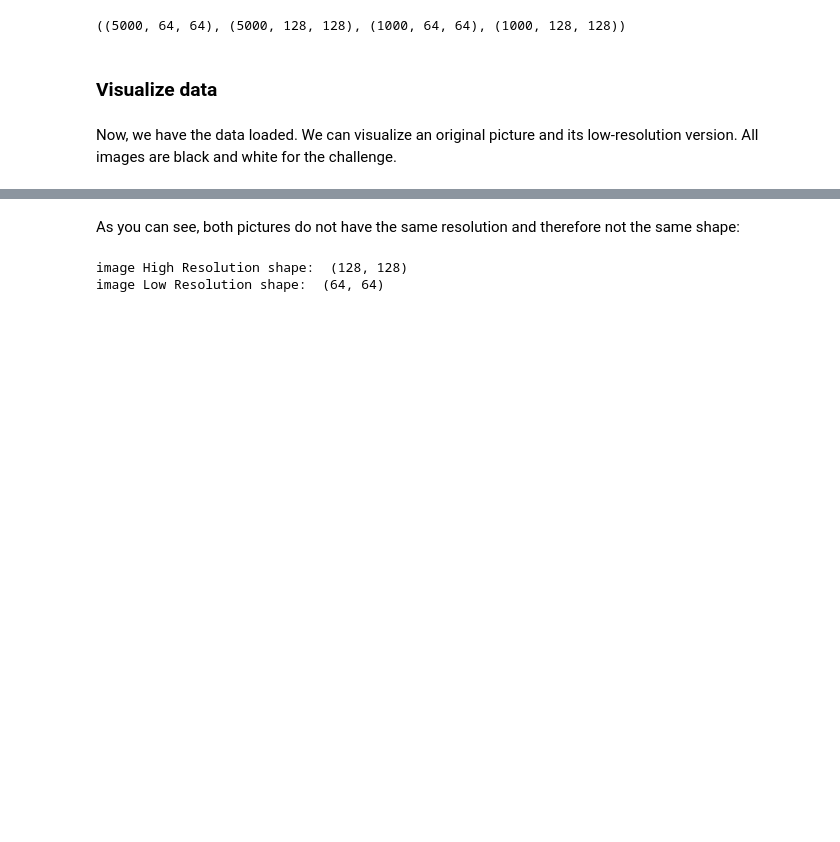
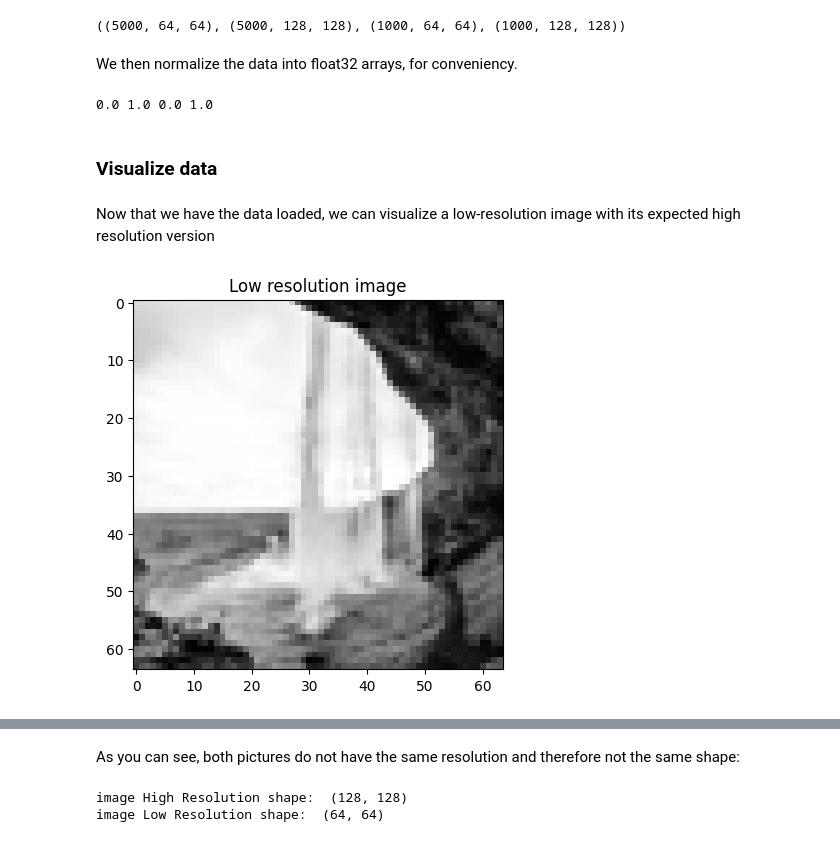
Before and after one commit to Nico9803/DATACAMP--RAMP, a Jupyter notebook: picture_reconstruction_starting_kit.ipynb, the cells around one changed output, grey strips where cells are left out. Cells and saved outputs as stored; diff of their text form; code cells hidden in the pictures; blank space fills up the shorter version.

```diff
--- a/picture_reconstruction_starting_kit.ipynb
+++ b/picture_reconstruction_starting_kit.ipynb
@@ -118,8 +148,28 @@ Y_test = np.load(data_repo + 'Ytest.npy') / 255
 X_train.shape, Y_train.shape, X_test.shape, Y_test.shape
 # %% [output]
 ((5000, 64, 64), (5000, 128, 128), (1000, 64, 64), (1000, 128, 128))
+# %% [markdown]
+We then normalize the data into float32 arrays, for conveniency.
+# %%
+X_train = X_train.astype('float32') / 255.0
+X_test = X_test.astype('float32') / 255.0
+Y_train = Y_train.astype('float32') / 255.0
+Y_test = Y_test.astype('float32') / 255.0
+
+print(X_train.min(), X_train.max(), Y_train.min(), Y_train.max())
+# %% [output]
+0.0 1.0 0.0 1.0
 # %% [markdown]
 ### Visualize data <a class="anchor" id="visualize"></a>
 # %% [markdown]
-Now, we have the data loaded. We can visualize an original picture and its low-resolution version. All images are black and white for the challenge.
+Now that we have the data loaded, we can visualize a low-resolution image with its expected high resolution version
+# %%
+img_idx = 724
+
+img_lo = X_test[img_idx]
+imgplot = plt.imshow(img_lo, cmap='gray')
+plt.title('Low resolution image')
+plt.show()
+# %% [output]
+[figure, added]
 # %%
```
Also changed, not shown: parts of 40 cells of this notebook, 9 other files.
